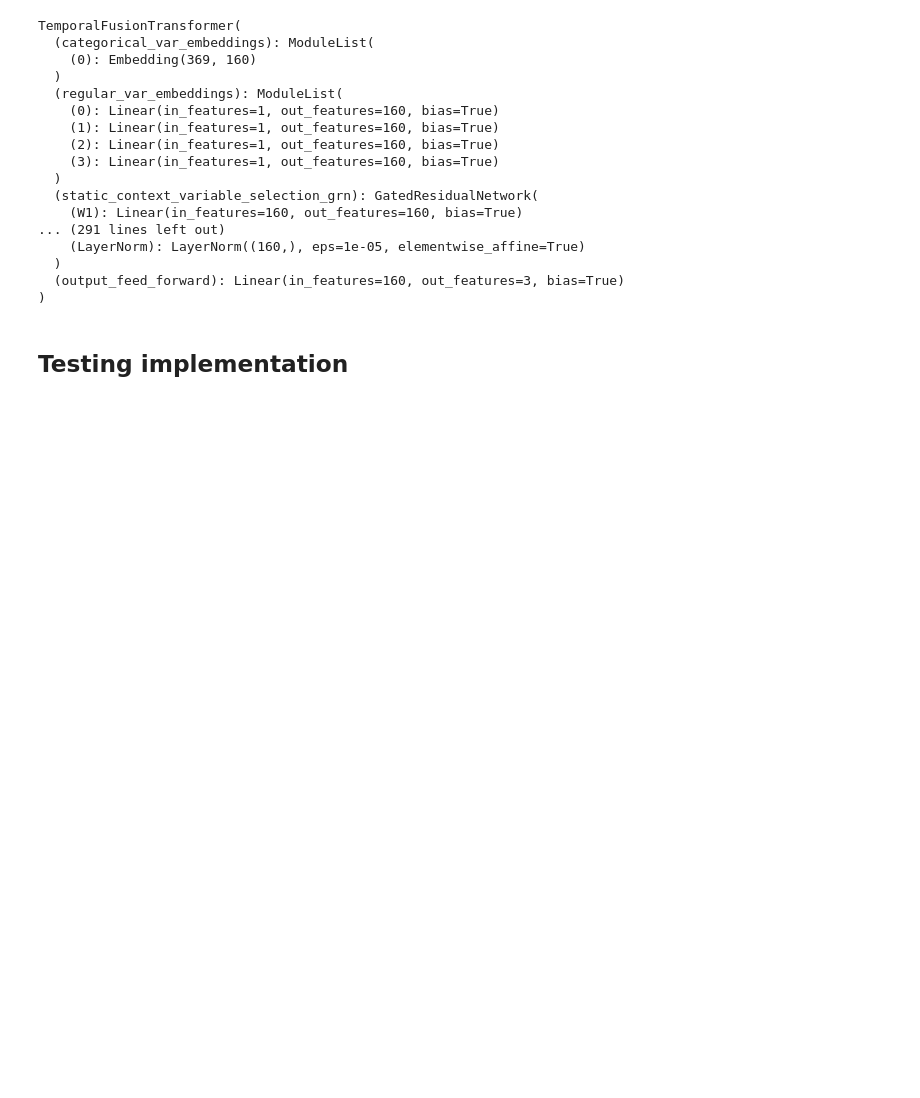
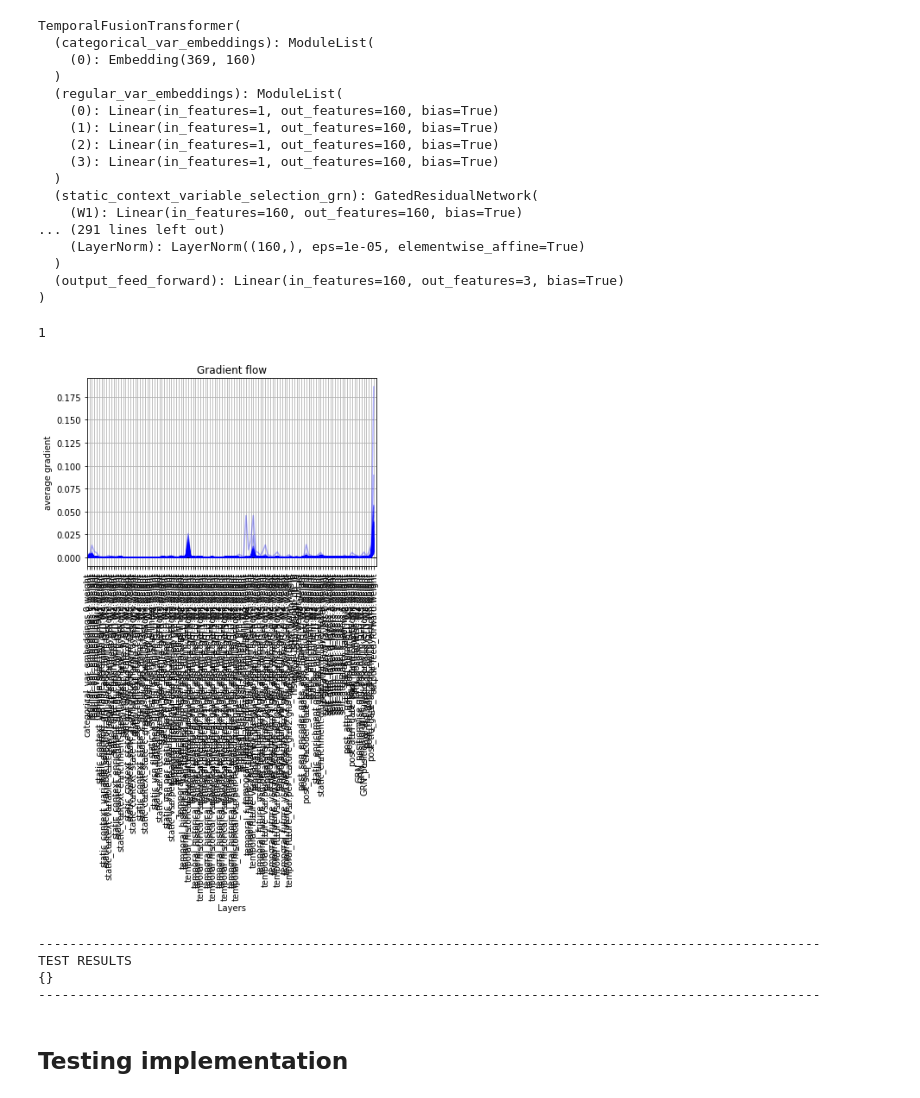
Before and after one commit to sktime/pytorch-forecasting, a Jupyter notebook: training_tft.ipynb, the cells around one changed output. Saved outputs shown, nothing was run; the diff lists cells and outputs as text; code cells hidden in the pictures; blank space fills up the shorter version.

```diff
--- a/training_tft.ipynb
+++ b/training_tft.ipynb
@@ -64,0 +126,3 @@ Setting scalers with training data...
+# %%
+test = test.reset_index(drop=True)
+test
@@ -135,7 +366,8 @@ class TemporalFusionTransformer(pl.LightningModule):
         for k in vars(hparams):
             print('# {} = {}'.format(k, vars(hparams)[k]))
 
-        self.criterion = QuantileLossCalculator(self.quantiles, self.output_size)
+        self.train_criterion = QuantileLossCalculator(self.quantiles, self.output_size)
+        self.test_criterion = NormalizedQuantileLossCalculator(self.quantiles, self.output_size)
 
         # Build model
         ## Build embeddings
@@ -517,7 +749,10 @@ class TemporalFusionTransformer(pl.LightningModule):
         return outputs
 
     def loss(self, y_hat, y):
-        return self.criterion.apply(y_hat, y)
+        return self.train_criterion.apply(y_hat, y)
+
+    def test_loss(self, y_hat, y):
+        return self.test_criterion.apply(y_hat, y, self.quantiles[1])
 
     def training_step(self, batch, batch_nb):
         x, y, _ = batch
@@ -556,7 +791,7 @@ class TemporalFusionTransformer(pl.LightningModule):
         x = x.to(torch.float)
         y = y.to(torch.float)
         y_hat = self.forward(x)
-        return {'test_loss': self.loss(y_hat, torch.cat([y, y, y], dim = -1))}
+        return {'test_loss': self.test_loss(y_hat, y)}
 
     def test_end(self, outputs):
         # OPTIONAL
@@ -583,15 +818,15 @@ class TemporalFusionTransformer(pl.LightningModule):
             else:
                  print('{} - {}'.format(name, p.requires_grad))
 
-        #plt.plot(ave_grads, alpha=0.3, color="b")
-        #plt.hlines(0, 0, len(ave_grads), linewidth=1, color="k" )
-        #plt.xticks(list(range(0,len(ave_grads), 1)), layers, rotation='vertical')
-        #plt.xlim(left=0, right=len(ave_grads))
-        #plt.xlabel("Layers")
-        #plt.ylabel("average gradient")
-        #plt.title("Gradient flow")
-        #plt.grid(True)
-        #plt.rcParams["figure.figsize"] = (20, 5)
+        plt.plot(ave_grads, alpha=0.3, color="b")
+        plt.hlines(0, 0, len(ave_grads), linewidth=1, color="k" )
+        plt.xticks(list(range(0,len(ave_grads), 1)), layers, rotation='vertical')
+        plt.xlim(left=0, right=len(ave_grads))
+        plt.xlabel("Layers")
+        plt.ylabel("average gradient")
+        plt.title("Gradient flow")
+        plt.grid(True)
+        plt.rcParams["figure.figsize"] = (20, 5)
 
     def on_after_backward(self):
         # example to inspect gradient information in tensorboard
@@ -684,19 +919,29 @@ early_stop_callback = EarlyStopping(monitor = 'val_loss',
 # %%
 trainer = pl.Trainer(max_nb_epochs = tft.num_epochs,
                      gpus = 1,
                      track_grad_norm = 2,
                      gradient_clip_val = tft.max_gradient_norm,
                      early_stop_callback = early_stop_callback,
-                     #train_percent_check = 0.01,
-                     #val_percent_check = 0.01,
+                     train_percent_check = 0.01,
+                     val_percent_check = 0.01,
                      #test_percent_check = 0.01,
                      #overfit_pct=0.01,
                      #fast_dev_run=True,
                      profiler=True,
                      #print_nan_grads = True,
                      #distributed_backend='dp'
                     )
 trainer.fit(tft)
+# %% [output]
+1
+[figure, added]
+# %%
+trainer.test()
+# %% [output]
+----------------------------------------------------------------------------------------------------
+TEST RESULTS
+{}
+----------------------------------------------------------------------------------------------------
 # %% [markdown]
 ## Testing implementation
 # %%
```
Also changed, not shown: parts of 21 cells of this notebook.
